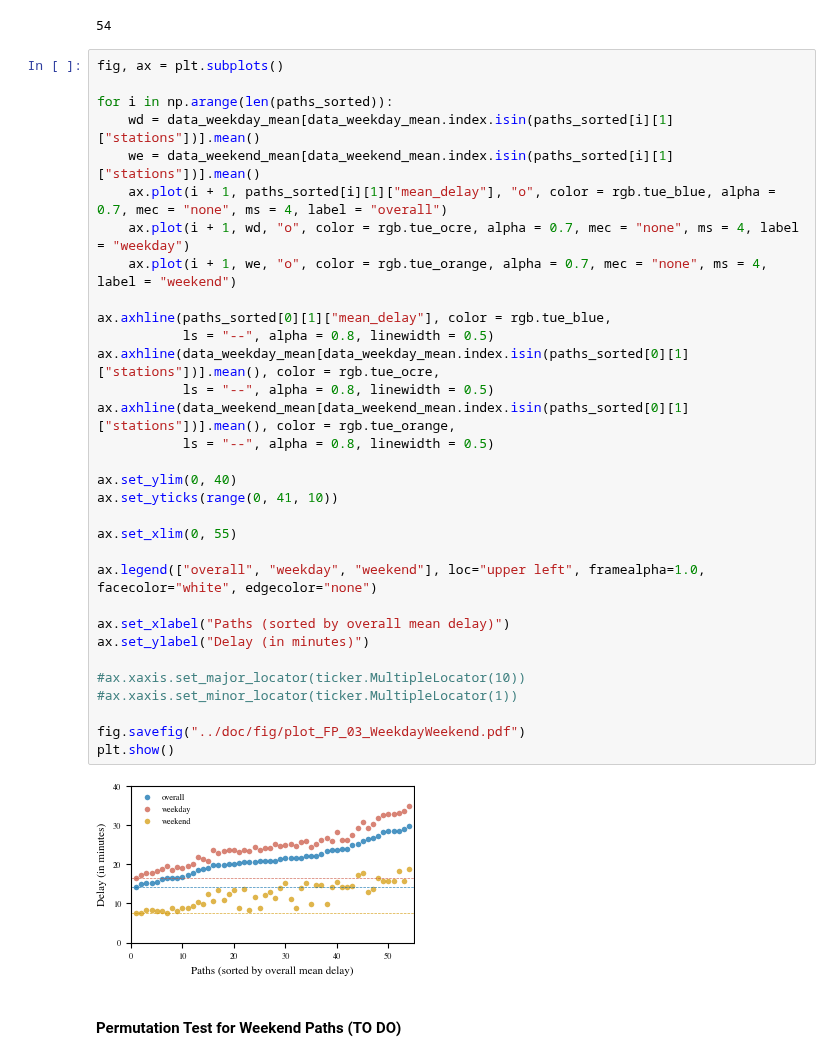
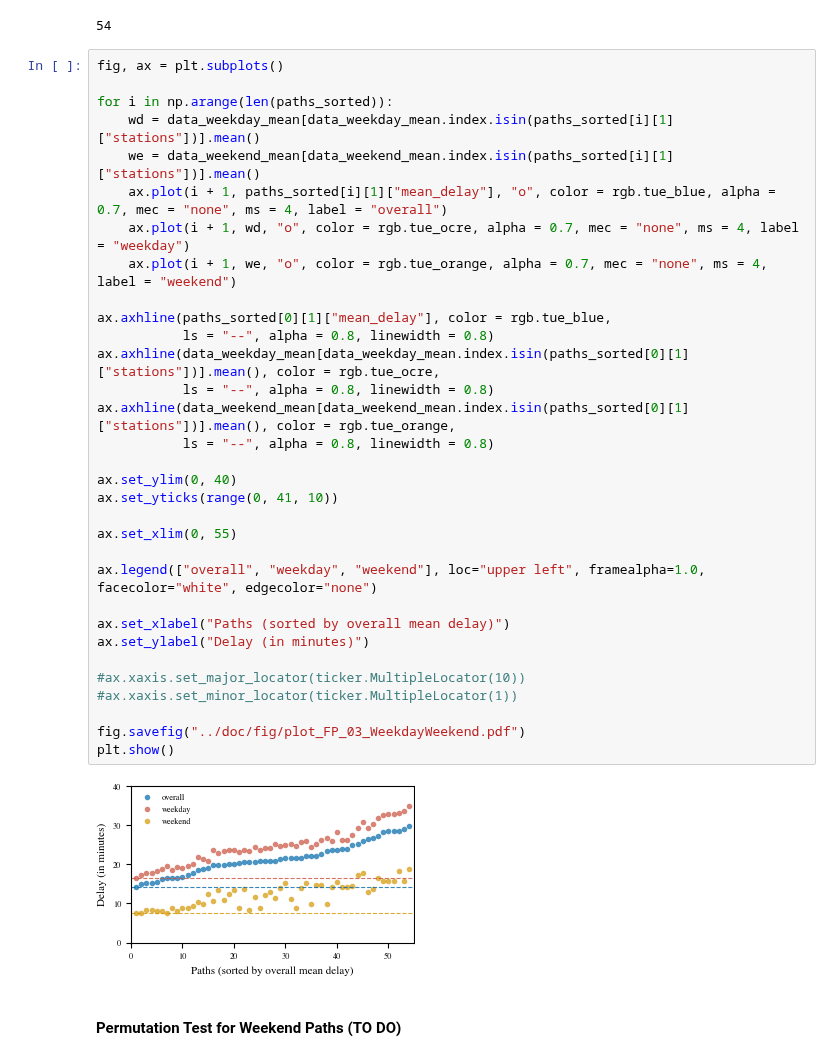
Before and after one commit to frederikpanse/db_project, a Jupyter notebook: exp/exp_FP_01_DifferenceWeekdaysWeekends.ipynb, the cells around one changed output. Drawn from its saved outputs; the diff is of its cells as text.

```diff
--- a/exp/exp_FP_01_DifferenceWeekdaysWeekends.ipynb
+++ b/exp/exp_FP_01_DifferenceWeekdaysWeekends.ipynb
@@ -206,36 +206,36 @@ len(paths_sorted)
 # %%
 fig, ax = plt.subplots()
 
 for i in np.arange(len(paths_sorted)):
     wd = data_weekday_mean[data_weekday_mean.index.isin(paths_sorted[i][1]["stations"])].mean()
     we = data_weekend_mean[data_weekend_mean.index.isin(paths_sorted[i][1]["stations"])].mean()
     ax.plot(i + 1, paths_sorted[i][1]["mean_delay"], "o", color = rgb.tue_blue, alpha = 0.7, mec = "none", ms = 4, label = "overall")
     ax.plot(i + 1, wd, "o", color = rgb.tue_ocre, alpha = 0.7, mec = "none", ms = 4, label = "weekday")
     ax.plot(i + 1, we, "o", color = rgb.tue_orange, alpha = 0.7, mec = "none", ms = 4, label = "weekend")
 
 ax.axhline(paths_sorted[0][1]["mean_delay"], color = rgb.tue_blue,
-           ls = "--", alpha = 0.8, linewidth = 0.5)
+           ls = "--", alpha = 0.8, linewidth = 0.8)
 ax.axhline(data_weekday_mean[data_weekday_mean.index.isin(paths_sorted[0][1]["stations"])].mean(), color = rgb.tue_ocre,
-           ls = "--", alpha = 0.8, linewidth = 0.5)
+           ls = "--", alpha = 0.8, linewidth = 0.8)
 ax.axhline(data_weekend_mean[data_weekend_mean.index.isin(paths_sorted[0][1]["stations"])].mean(), color = rgb.tue_orange,
-           ls = "--", alpha = 0.8, linewidth = 0.5)
+           ls = "--", alpha = 0.8, linewidth = 0.8)
 
 ax.set_ylim(0, 40)
 ax.set_yticks(range(0, 41, 10))
 
 ax.set_xlim(0, 55)
 
 ax.legend(["overall", "weekday", "weekend"], loc="upper left", framealpha=1.0, facecolor="white", edgecolor="none")
 
 ax.set_xlabel("Paths (sorted by overall mean delay)")
 ax.set_ylabel("Delay (in minutes)")
 
 #ax.xaxis.set_major_locator(ticker.MultipleLocator(10))
 #ax.xaxis.set_minor_locator(ticker.MultipleLocator(1))
 
 fig.savefig("../doc/fig/plot_FP_03_WeekdayWeekend.pdf")
 plt.show()
 # %% [output]
-[figure, old version]
+[figure, new version]
 # %% [markdown]
 #### Permutation Test for Weekend Paths (TO DO)
```
Also changed, not shown: parts of 3 cells of this notebook, 4 other files.
